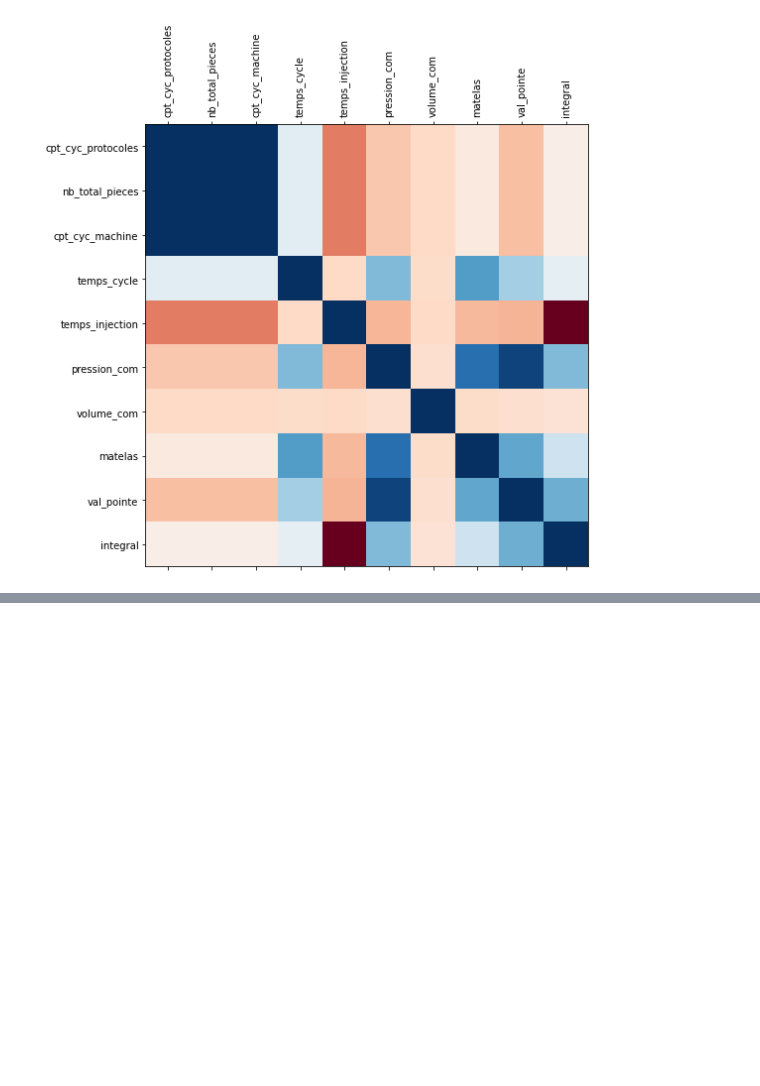
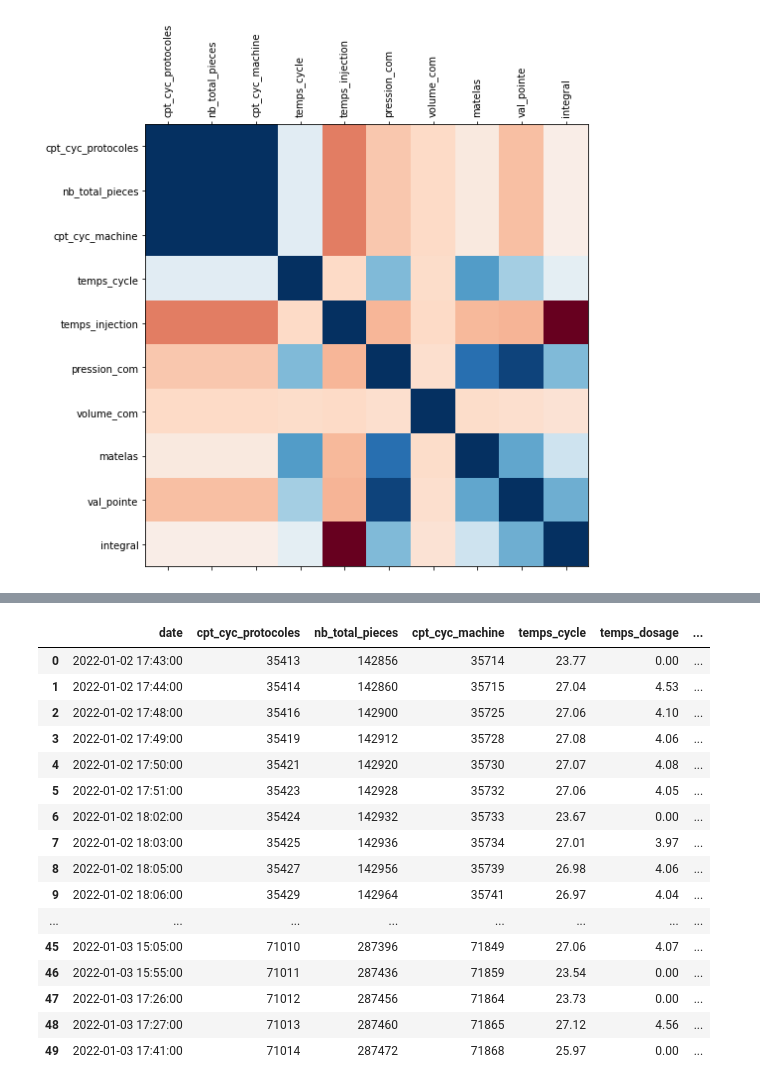
Before and after one commit to Malekkamoua/Quality-prediction-industry-4.0, a Jupyter notebook: 0_Cleaning_data.ipynb, the cells around one changed output, grey strips where cells are left out. Drawn from its saved outputs; the diff is of its cells as text; code cells hidden in the pictures; blank space fills up the shorter version.

```diff
--- a/0_Cleaning_data.ipynb
+++ b/0_Cleaning_data.ipynb
@@ -219,0 +247,28 @@ merged1 = pd.merge(protocol_df, alarm_df, left_on='date', right_on='dates')
+# %%
+alarm_df.insert(0,'new_date',pd.to_datetime(alarm_df['date'], format='%Y-%m-%d %H:%M:%S'))
+alarm_df.drop(['date'], axis=1, inplace=True)
+alarm_df.rename(columns={'new_date': 'date'}, inplace=True)
+alarm_df
+# %%
+final = pd.merge_asof(protocol_df.sort_values('date'), alarm_df.sort_values('date'), on="date")
+final['alarm'] = final['alarm'].fillna('OK')
+# %%
+final.head(50)
+# %% [output]
+|  | date | cpt_cyc_protocoles | nb_total_pieces | cpt_cyc_machine | temps_cycle | temps_dosage | ... |
+| 0 | 2022-01-02 17:43:00 | 35413 | 142856 | 35714 | 23.77 | 0.00 | ... |
+| 1 | 2022-01-02 17:44:00 | 35414 | 142860 | 35715 | 27.04 | 4.53 | ... |
+| 2 | 2022-01-02 17:48:00 | 35416 | 142900 | 35725 | 27.06 | 4.10 | ... |
+| 3 | 2022-01-02 17:49:00 | 35419 | 142912 | 35728 | 27.08 | 4.06 | ... |
+| 4 | 2022-01-02 17:50:00 | 35421 | 142920 | 35730 | 27.07 | 4.08 | ... |
+| 5 | 2022-01-02 17:51:00 | 35423 | 142928 | 35732 | 27.06 | 4.05 | ... |
+| 6 | 2022-01-02 18:02:00 | 35424 | 142932 | 35733 | 23.67 | 0.00 | ... |
+| 7 | 2022-01-02 18:03:00 | 35425 | 142936 | 35734 | 27.01 | 3.97 | ... |
+| 8 | 2022-01-02 18:05:00 | 35427 | 142956 | 35739 | 26.98 | 4.06 | ... |
+| 9 | 2022-01-02 18:06:00 | 35429 | 142964 | 35741 | 26.97 | 4.04 | ... |
+| ... | ... | ... | ... | ... | ... | ... | ... |
+| 45 | 2022-01-03 15:05:00 | 71010 | 287396 | 71849 | 27.06 | 4.07 | ... |
+| 46 | 2022-01-03 15:55:00 | 71011 | 287436 | 71859 | 23.54 | 0.00 | ... |
+| 47 | 2022-01-03 17:26:00 | 71012 | 287456 | 71864 | 23.73 | 0.00 | ... |
+| 48 | 2022-01-03 17:27:00 | 71013 | 287460 | 71865 | 27.12 | 4.56 | ... |
+| 49 | 2022-01-03 17:41:00 | 71014 | 287472 | 71868 | 25.97 | 0.00 | ... |
```
Also changed, not shown: parts of 12 cells of this notebook.
